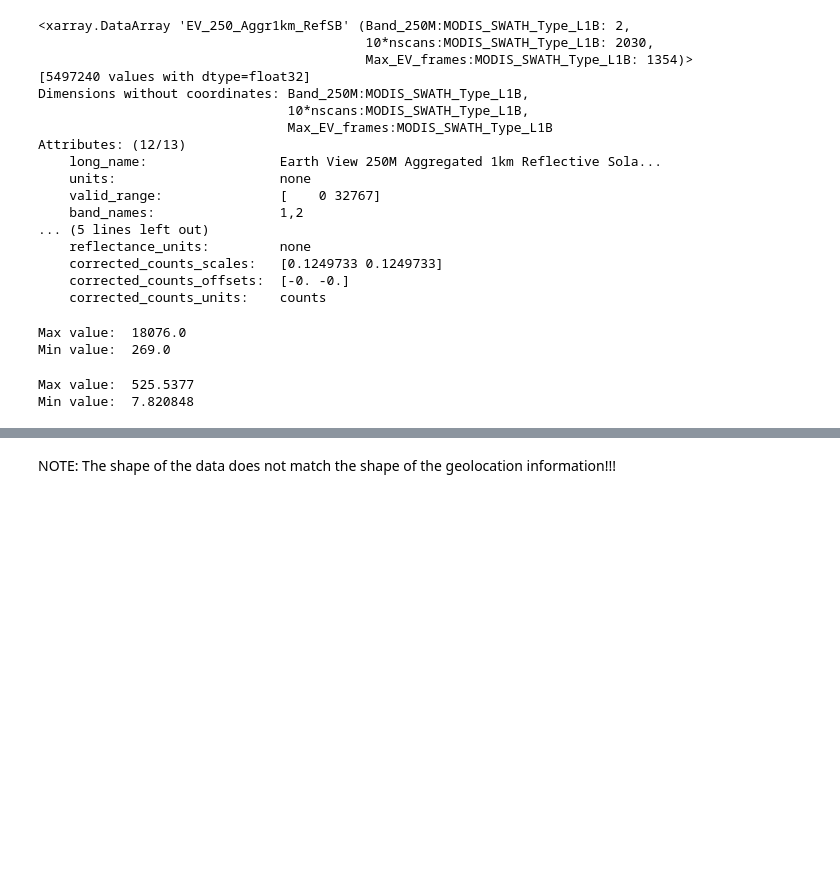
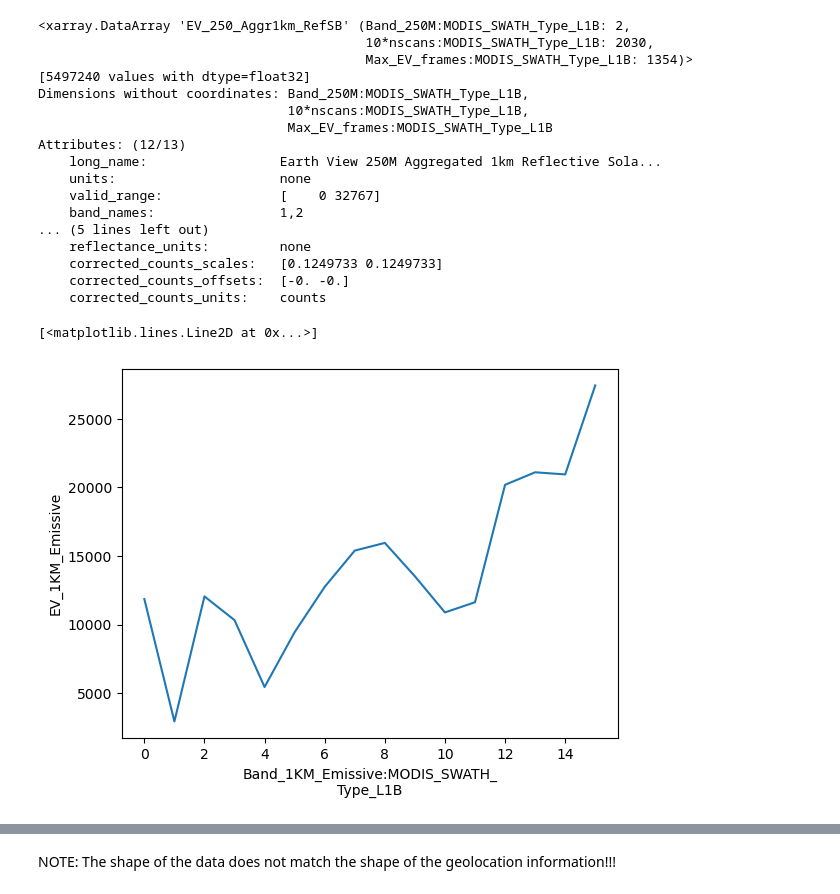
Before and after one commit to spaceml-org/rs_tools, a Jupyter notebook: notebooks/dev/modis/0.3-MODIS-distortion-investigation.ipynb, the cells around one changed output, grey strips where cells are left out. Saved outputs shown, nothing was run; the diff lists cells and outputs as text; code cells hidden in the pictures; blank space fills up the shorter version.

```diff
--- a/notebooks/dev/modis/0.3-MODIS-distortion-investigation.ipynb
+++ b/notebooks/dev/modis/0.3-MODIS-distortion-investigation.ipynb
@@ -215,14 +189,8 @@ radiance_offsets = ds.EV_250_Aggr1km_RefSB.radiance_offsets
-# %%
-data = ds.EV_250_Aggr1km_RefSB[0]
-print('Max value: ', max(data.values.flatten()))
-print('Min value: ', min(data.values.flatten()))
-# %% [output]
-Max value:  18076.0
-Min value:  269.0
-# %%
-corrected_data = (data - radiance_offsets[0])*radiance_scale[0]
-print('Max value: ', max(corrected_data.values.flatten()))
-print('Min value: ', min(corrected_data.values.flatten()))
-# %% [output]
-Max value:  525.5377
-Min value:  7.820848
+# %%
+data = ds.EV_1KM_Emissive
+corrected_data = convert_integers2radiances(data)
+# %%
+data.mean(axis=(1,2)).plot()
+# %% [output]
+[<matplotlib.lines.Line2D at 0x...>]
+[figure, added]
```
Also changed, not shown: parts of 13 cells of this notebook, 4 other files.
